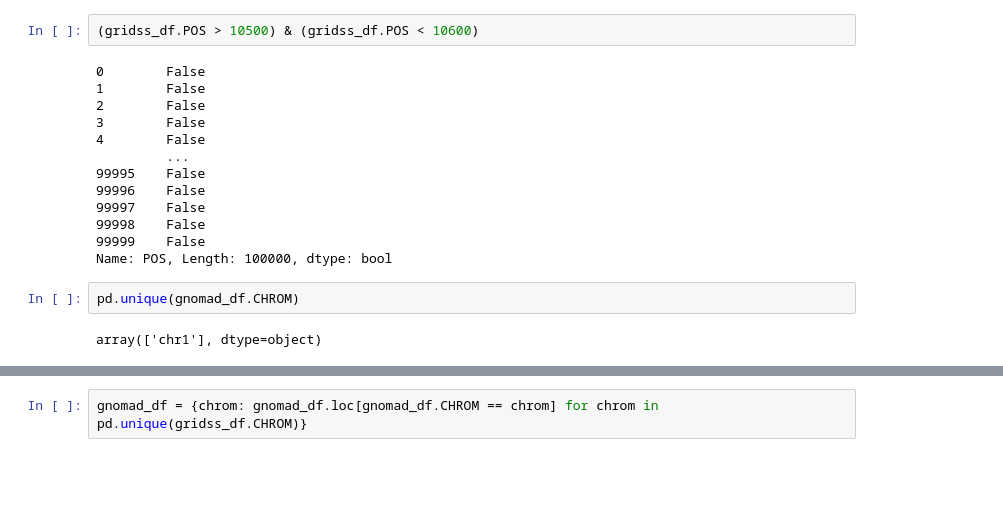
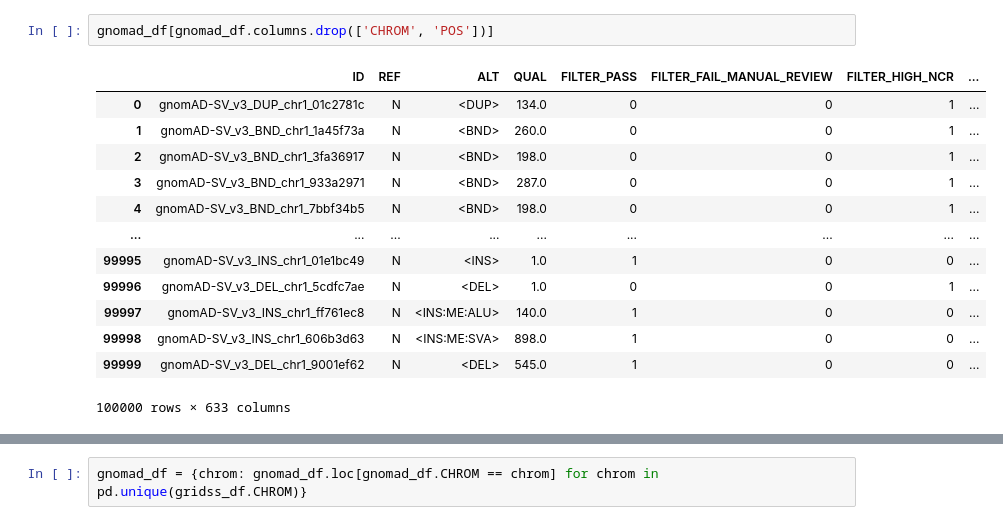
Before and after one commit to Vsshikov/SVEnsemble2, a Jupyter notebook: vcf_parsing/scripts/python/VCF_parser.0.2.ipynb, the cells around one changed output, grey strips where cells are left out. Cells and saved outputs as stored; diff of their text form; blank space fills up the shorter version.

```diff
--- a/vcf_parsing/scripts/python/VCF_parser.0.2.ipynb
+++ b/vcf_parsing/scripts/python/VCF_parser.0.2.ipynb
@@ -250,19 +329,16 @@ Finished processing. Processed 100000 entries out of 100000. Elapsed time: 7.456
-# %%
-(gridss_df.POS > 10500) & (gridss_df.POS < 10600)
-# %% [output]
-0        False
-1        False
-2        False
-3        False
-4        False
-         ...
-99995    False
-99996    False
-99997    False
-99998    False
-99999    False
-Name: POS, Length: 100000, dtype: bool
-# %%
-pd.unique(gnomad_df.CHROM)
-# %% [output]
-array(['chr1'], dtype=object)
+# %%
+gnomad_df[gnomad_df.columns.drop(['CHROM', 'POS'])]
+# %% [output]
+|  | ID | REF | ALT | QUAL | FILTER_PASS | FILTER_FAIL_MANUAL_REVIEW | FILTER_HIGH_NCR | ... |
+| 0 | gnomAD-SV_v3_DUP_chr1_01c2781c | N | <DUP> | 134.0 | 0 | 0 | 1 | ... |
+| 1 | gnomAD-SV_v3_BND_chr1_1a45f73a | N | <BND> | 260.0 | 0 | 0 | 1 | ... |
+| 2 | gnomAD-SV_v3_BND_chr1_3fa36917 | N | <BND> | 198.0 | 0 | 0 | 1 | ... |
+| 3 | gnomAD-SV_v3_BND_chr1_933a2971 | N | <BND> | 287.0 | 0 | 0 | 1 | ... |
+| 4 | gnomAD-SV_v3_BND_chr1_7bbf34b5 | N | <BND> | 198.0 | 0 | 0 | 1 | ... |
+| ... | ... | ... | ... | ... | ... | ... | ... | ... |
+| 99995 | gnomAD-SV_v3_INS_chr1_01e1bc49 | N | <INS> | 1.0 | 1 | 0 | 0 | ... |
+| 99996 | gnomAD-SV_v3_DEL_chr1_5cdfc7ae | N | <DEL> | 1.0 | 0 | 0 | 1 | ... |
+| 99997 | gnomAD-SV_v3_INS_chr1_ff761ec8 | N | <INS:ME:ALU> | 140.0 | 1 | 0 | 0 | ... |
+| 99998 | gnomAD-SV_v3_INS_chr1_606b3d63 | N | <INS:ME:SVA> | 898.0 | 1 | 0 | 0 | ... |
+| 99999 | gnomAD-SV_v3_DEL_chr1_9001ef62 | N | <DEL> | 545.0 | 1 | 0 | 0 | ... |
+100000 rows × 633 columns
```
Also changed, not shown: parts of 20 cells of this notebook, 8 other files.
